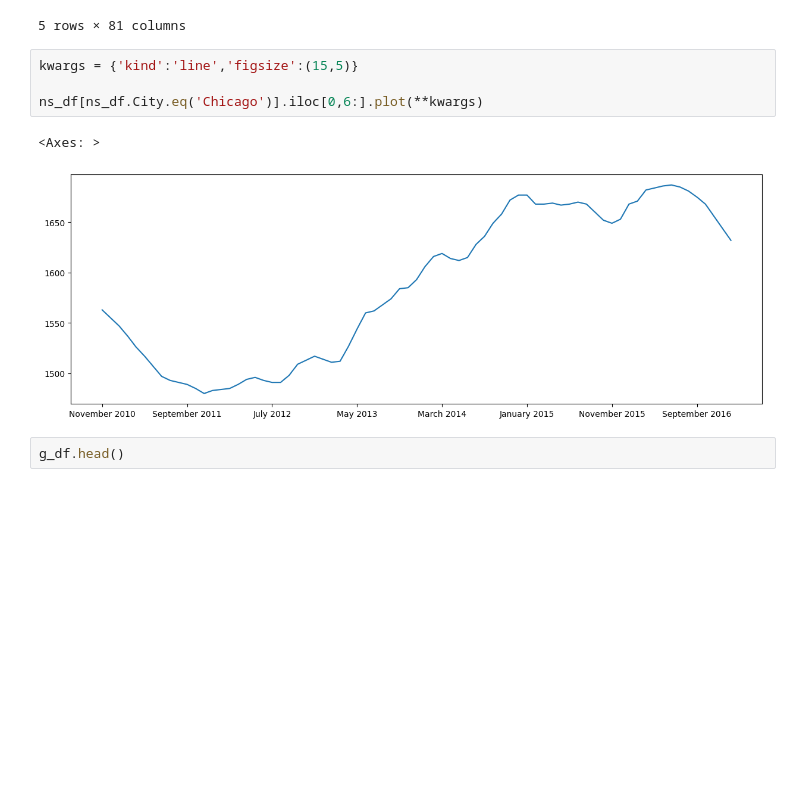
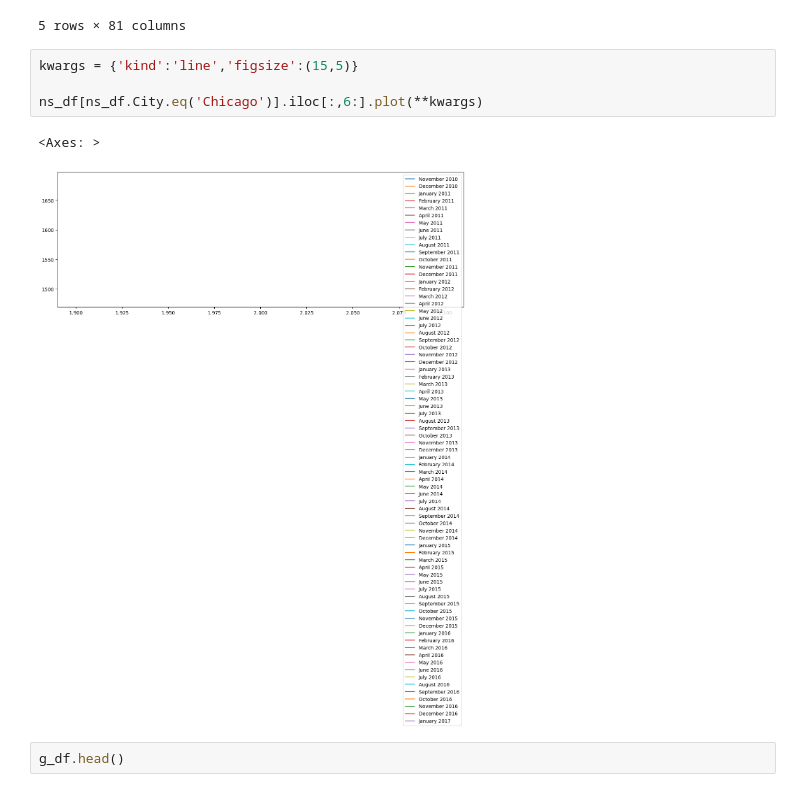
Before and after one commit to worldteacher-global/MA641_TIMESERIES_GROUPPROJECT, a Jupyter notebook: TS_.ipynb, the cells around one changed output. Drawn from its saved outputs; the diff is of its cells as text; blank space fills up the shorter version.

Commit message:
working on visuals

```diff
--- a/TS_.ipynb
+++ b/TS_.ipynb
@@ -124,10 +124,10 @@ ns_df.head()
 # %%
 kwargs = {'kind':'line','figsize':(15,5)}
 
-ns_df[ns_df.City.eq('Chicago')].iloc[0,6:].plot(**kwargs)
+ns_df[ns_df.City.eq('Chicago')].iloc[:,6:].plot(**kwargs)
 # %% [output]
 <Axes: >
-[figure, old version]
+[figure, new version]
 # %%
 g_df.head()
 # %% [output]
```
